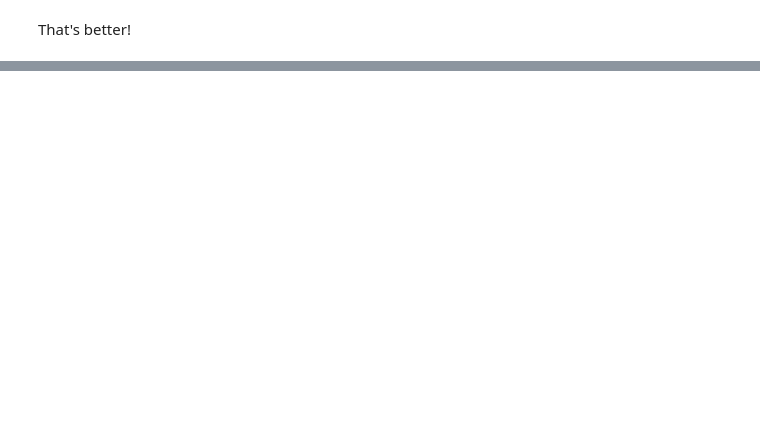
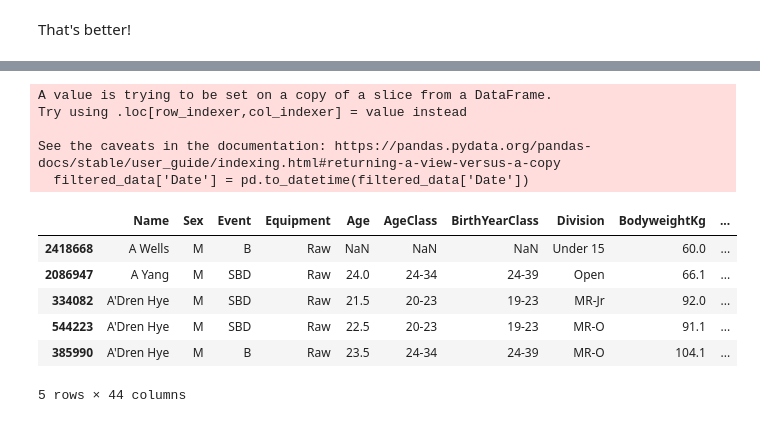
Before and after one commit to RishiReal/INFO-1998-Final-Project, a Jupyter notebook: finalproject.ipynb, the cells around one changed output, grey strips where cells are left out. Drawn from its saved outputs; the diff is of its cells as text; code cells hidden in the pictures; blank space fills up the shorter version.

```diff
--- a/finalproject.ipynb
+++ b/finalproject.ipynb
@@ -120,0 +139,30 @@ plt.show()
+# %%
+filtered_data = data[(data['Equipment'] == 'Raw') & (data['Dots'] >= 0)] #DOTS 0 to make sure any lifter is allowed
+# %%
+# Find time between two meets
+filtered_data['Date'] = pd.to_datetime(filtered_data['Date'])
+filtered_data = filtered_data.sort_values(['Name', 'Date'])
+# %% [output]
+A value is trying to be set on a copy of a slice from a DataFrame.
+Try using .loc[row_indexer,col_indexer] = value instead
+
+See the caveats in the documentation: https://pandas.pydata.org/pandas-docs/stable/user_guide/indexing.html#returning-a-view-versus-a-copy
+  filtered_data['Date'] = pd.to_datetime(filtered_data['Date'])
+# %%
+# Filter data to group dates next to each other
+# make new columns for time between and the total kg between
+filtered_data['NextTotalKg'] = filtered_data.groupby('Name')['TotalKg'].shift(-1)
+filtered_data['NextDate'] = filtered_data.groupby('Name')['Date'].shift(-1)
+filtered_data['MonthsBetween'] = (filtered_data['NextDate'] - filtered_data['Date']).dt.days / 30
+
+train_data = filtered_data.dropna(subset=['NextTotalKg'])
+
+train_data.head()
+# %% [output]
+|  | Name | Sex | Event | Equipment | Age | AgeClass | BirthYearClass | Division | BodyweightKg | ... |
+| 2418668 | A Wells | M | B | Raw | NaN | NaN | NaN | Under 15 | 60.0 | ... |
+| 2086947 | A Yang | M | SBD | Raw | 24.0 | 24-34 | 24-39 | Open | 66.1 | ... |
+| 334082 | A'Dren Hye | M | SBD | Raw | 21.5 | 20-23 | 19-23 | MR-Jr | 92.0 | ... |
+| 544223 | A'Dren Hye | M | SBD | Raw | 22.5 | 20-23 | 19-23 | MR-O | 91.1 | ... |
+| 385990 | A'Dren Hye | M | B | Raw | 23.5 | 24-34 | 24-39 | MR-O | 104.1 | ... |
+5 rows × 44 columns
```
Also changed, not shown: parts of 20 cells of this notebook.
